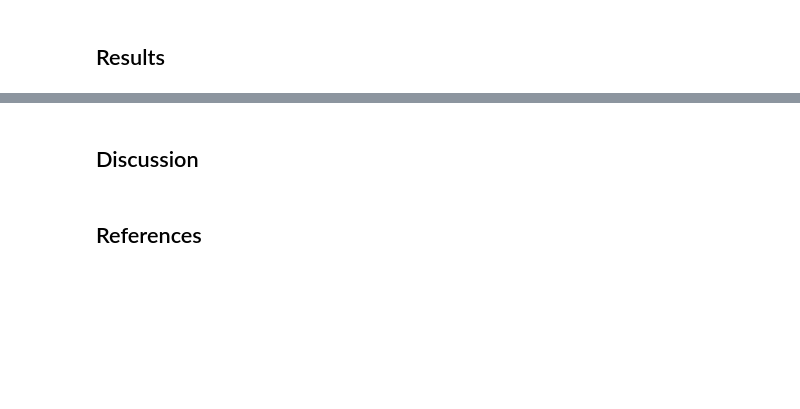
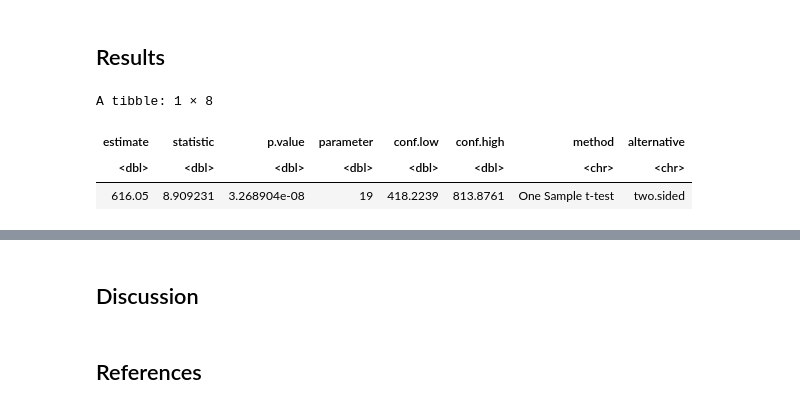
Before and after one commit to Git-Over-Here/STAT-201-Group-Project, a Jupyter notebook: Final Report.ipynb, the cells around one changed output, grey strips where cells are left out. Drawn from its saved outputs; the diff is of its cells as text; code cells hidden in the pictures; blank space fills up the shorter version.

```diff
--- a/Final Report.ipynb
+++ b/Final Report.ipynb
@@ -160,0 +207,7 @@ difference_distribution
+# %%
+t_test
+# %% [output]
+A tibble: 1 × 8
+| estimate | statistic | p.value | parameter | conf.low | conf.high | method | alternative |
+| <dbl> | <dbl> | <dbl> | <dbl> | <dbl> | <dbl> | <chr> | <chr> |
+| 616.05 | 8.909231 | 3.268904e-08 | 19 | 418.2239 | 813.8761 | One Sample t-test | two.sided |
```
Also changed, not shown: parts of 6 cells of this notebook.
